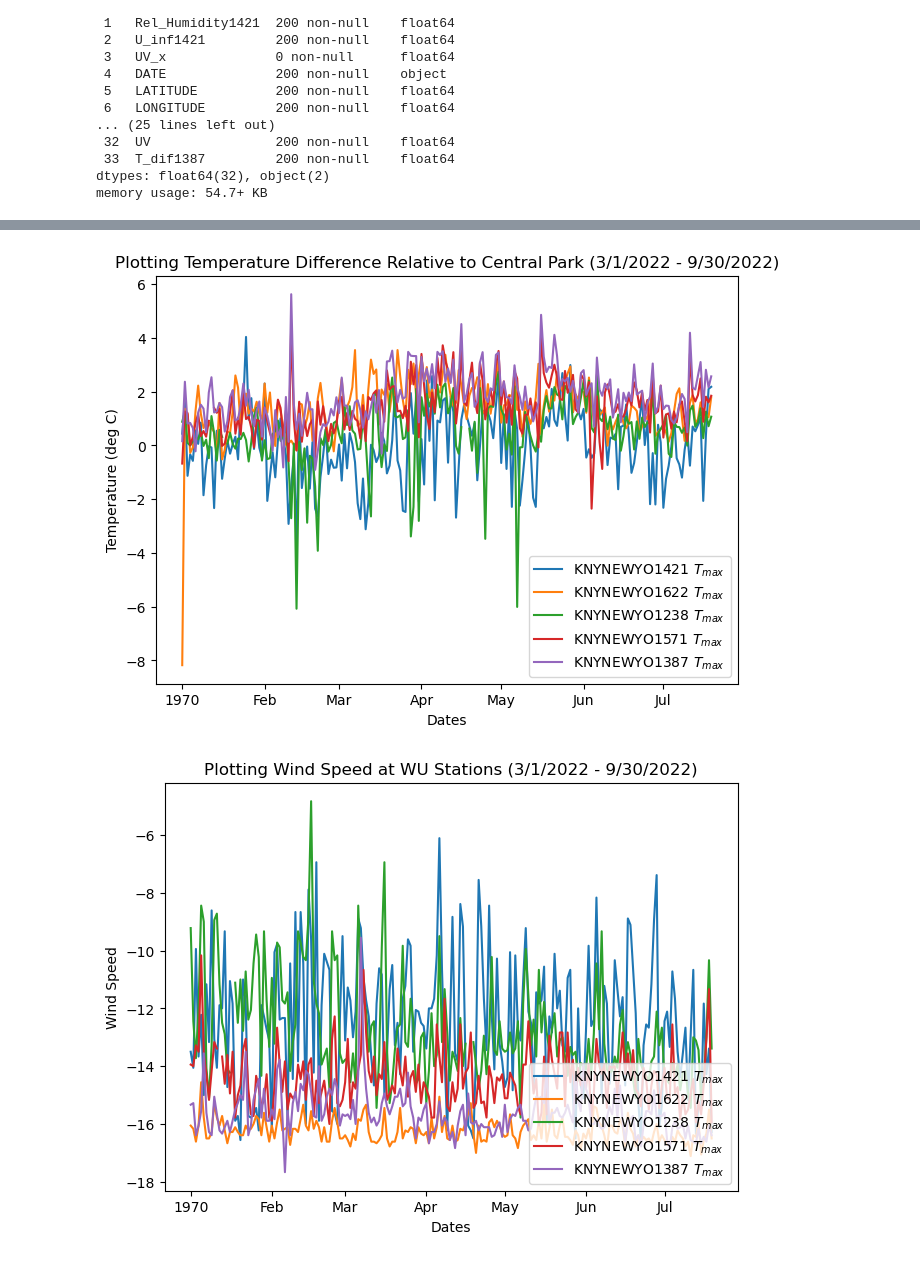
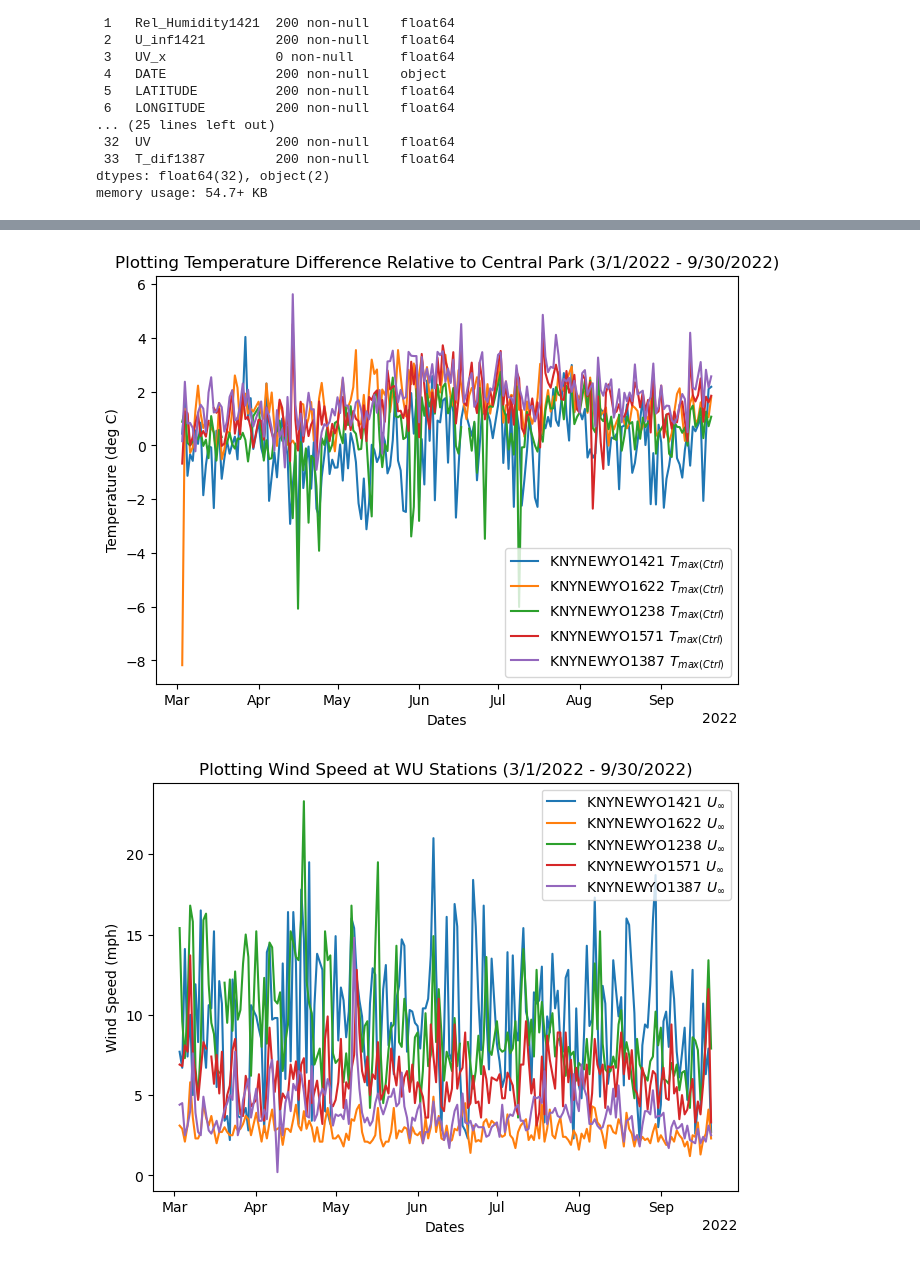
Before and after one commit to soph-loaf/aht_project, a Jupyter notebook: Temperature_Modeling_SAL.ipynb, the cells around one changed output, grey strips where cells are left out. Cells and saved outputs as stored; diff of their text form; code cells hidden in the pictures.

Commit message:
fixed date format and wind data plots

```diff
--- a/Temperature_Modeling_SAL.ipynb
+++ b/Temperature_Modeling_SAL.ipynb
@@ -185,15 +196,17 @@ for i in range(len(weather_data_list)):
     wd_dailytemp_avg = weather_data_list[i].groupby(by=['Date']).mean(['Temperature'])
     wd_dailytemp_min = weather_data_list[i].groupby(by=['Date']).min(['Temperature'])
     wd_dailytemp_max = weather_data_list[i].groupby(by=['Date']).max(['Temperature'])
-    wd_dailytemp_avg[:] = (wd_dailytemp_avg[:] - 32.0 )*(5.0/9.0)
-    wd_dailytemp_min[:] = (wd_dailytemp_min[:] - 32.0 )*(5.0/9.0)
-    wd_dailytemp_max[:] = (wd_dailytemp_max[:] - 32.0 )*(5.0/9.0)
+    # print(wd_dailytemp_max['Temperature'])
+    wd_dailytemp_avg['Temperature'][:] = (wd_dailytemp_avg['Temperature'][:] - 32.0 )*(5.0/9.0)
+    wd_dailytemp_min['Temperature'][:] = (wd_dailytemp_min['Temperature'][:] - 32.0 )*(5.0/9.0)
+    wd_dailytemp_max['Temperature'][:] = (wd_dailytemp_max['Temperature'][:] - 32.0)*(5.0/9.0)
     wd_dailytemp_max = wd_dailytemp_max.assign(DATE=wd_dailytemp_max.axes[0])
     wd_avgdailytemp_list.append(wd_dailytemp_avg)
     wd_mindailytemp_list.append(wd_dailytemp_min)
     wd_maxdailytemp_list.append(wd_dailytemp_max)
 
 print(wd_maxdailytemp_list[0].info())
+# print(wd_maxdailytemp_list[0]['Speed'])
 # %% [output]
 <class 'pandas.core.frame.DataFrame'>
 Index: 237 entries, 2022-03-01 to 2022-10-31
@@ -228,7 +241,7 @@ wd_maxdailytemp_list = []
 
 for i in range(len(weather_data_list)):
     wd_dailytemp_max = weather_data_list[i].groupby(by=['Date']).max(['Temperature'])
-    wd_dailytemp_max[:] = (wd_dailytemp_max[:] - 32.0 )*(5.0/9.0)
+    wd_dailytemp_max['Temperature'][:] = (wd_dailytemp_max['Temperature'][:] - 32.0 )*(5.0/9.0)
     wd_dailytemp_max = wd_dailytemp_max.assign(DATE=wd_dailytemp_max.axes[0])
     wd_dailytemp_max = wd_dailytemp_max.rename(columns={'Temperature': 'T_max'+wu_list[i], 'Humidity':'Rel_Humidity'+wu_list[i], 'Speed':'U_inf'+wu_list[i]})
 
@@ -236,6 +249,7 @@ for i in range(len(weather_data_list)):
 
 print(wd_maxdailytemp_list[3].info())
 print(wd_maxdailytemp_list[6].info())
+# print(wd_maxdailytemp_list[6]['U_inf'+wu_list[6]])
 # %% [output]
 <class 'pandas.core.frame.DataFrame'>
 Index: 172 entries, 2022-05-12 to 2022-10-31
@@ -313,3 +322,14 @@ Data columns (total 34 columns):
  33  T_dif1387         200 non-null    float64
 dtypes: float64(32), object(2)
 memory usage: 54.7+ KB
+# %%
+#format the dates as datetime object to enable correct plotting
+
+from datetime import datetime
+
+df_combo['DATE'] = df_combo['DATE'].replace(to_replace='', value=np.nan)
+df_combo['DATE'] = df_combo['DATE'].dropna()
+df_combo['DATE'] = df_combo['DATE'].astype(str)
+df_combo['DATE'] = df_combo['DATE'].str.strip(" ,''")
+df_combo['DATE'] = pd.to_datetime(df_combo['DATE'], utc=True)
+df_combo.info()
@@ -326,47 +364,46 @@ ax.xaxis.set_major_formatter(formatter)
 # ax.plot(df_combo['DATE'], df_combo['T_dif'+wu_list[0]], markersize=2.5, label=r'KNYNEWYO'+wu_list[0]+' $T_{max}$')  ##close to Central Park (uptown - Harlem))
 # for i in range(len(wu_list)-1):
 #     ax.plot(df_combo['DATE'], df_combo['T_dif'+wu_list[i]], markersize=2.5, label=r'KNYNEWYO'+wu_list[i]+' $T_{max}$')  ##close to Central Park (uptown - Harlem))
-ax.plot(df_combo['DATE'], df_combo['T_dif'+wu_list[0]], markersize=2.5, label=r'KNYNEWYO'+wu_list[0]+' $T_{max}$')  ##close to Central Park (uptown - Harlem))
-ax.plot(df_combo['DATE'], df_combo['T_dif'+wu_list[1]], markersize=2.5, label=r'KNYNEWYO'+wu_list[1]+' $T_{max}$')  ##close to Central Park (uptown - Harlem))
-ax.plot(df_combo['DATE'], df_combo['T_dif'+wu_list[2]], markersize=2.5, label=r'KNYNEWYO'+wu_list[2]+' $T_{max}$')  ##close to Central Park (uptown - Harlem))
-ax.plot(df_combo['DATE'], df_combo['T_dif'+wu_list[4]], markersize=2.5, label=r'KNYNEWYO'+wu_list[4]+' $T_{max}$')  ##close to Central Park (uptown - Harlem))
-ax.plot(df_combo['DATE'], df_combo['T_dif'+wu_list[5]], markersize=2.5, label=r'KNYNEWYO'+wu_list[5]+' $T_{max}$')  ##close to Central Park (uptown - Harlem))
+ax.plot(df_combo['DATE'], df_combo['T_dif'+wu_list[0]], markersize=2.5, label=r'KNYNEWYO'+wu_list[0]+' $T_{max (Ctrl)}$')  ##close to Central Park (uptown - Harlem))
+ax.plot(df_combo['DATE'], df_combo['T_dif'+wu_list[1]], markersize=2.5, label=r'KNYNEWYO'+wu_list[1]+' $T_{max (Ctrl)}$')  ##close to Central Park (uptown - Harlem))
+ax.plot(df_combo['DATE'], df_combo['T_dif'+wu_list[2]], markersize=2.5, label=r'KNYNEWYO'+wu_list[2]+' $T_{max (Ctrl)}$')  ##close to Central Park (uptown - Harlem))
+ax.plot(df_combo['DATE'], df_combo['T_dif'+wu_list[4]], markersize=2.5, label=r'KNYNEWYO'+wu_list[4]+' $T_{max (Ctrl)}$')  ##close to Central Park (uptown - Harlem))
+ax.plot(df_combo['DATE'], df_combo['T_dif'+wu_list[5]], markersize=2.5, label=r'KNYNEWYO'+wu_list[5]+' $T_{max (Ctrl)}$')  # close to Central Park (uptown - Harlem))
 
 ax.set_xlabel("Dates")
 ax.set_ylabel("Temperature (deg C)")
-# ax.set_ylim([20.0, 105.0])
 ax.set_title('Plotting Temperature Difference Relative to Central Park (3/1/2022 - 9/30/2022)')
 plt.legend(loc='lower right')
 plt.show()
 # %% [output]
-[figure, old version]
+[figure, new version]
 # %%
 # df_combo.plot.scatter(x='DATE', y='T_dif'+wu_list[0])
 
 #plotting central park weather data
 fig = plt.figure(constrained_layout=True)
 ax = plt.gca()
 locator = mdates.AutoDateLocator()
 formatter = mdates.ConciseDateFormatter(locator)
 ax.xaxis.set_major_locator(locator)
 ax.xaxis.set_major_formatter(formatter)
 # ax.plot(df_combo['DATE'], df_combo['T_dif'+wu_list[0]], markersize=2.5, label=r'KNYNEWYO'+wu_list[0]+' $T_{max}$')  ##close to Central Park (uptown - Harlem))
 # for i in range(len(wu_list)-1):
 #     ax.plot(df_combo['DATE'], df_combo['T_dif'+wu_list[i]], markersize=2.5, label=r'KNYNEWYO'+wu_list[i]+' $T_{max}$')  ##close to Central Park (uptown - Harlem))
-ax.plot(df_combo['DATE'], df_combo['U_inf'+wu_list[0]], markersize=2.5, label=r'KNYNEWYO'+wu_list[0]+' $T_{max}$')  ##close to Central Park (uptown - Harlem))
-ax.plot(df_combo['DATE'], df_combo['U_inf'+wu_list[1]], markersize=2.5, label=r'KNYNEWYO'+wu_list[1]+' $T_{max}$')  ##close to Central Park (uptown - Harlem))
-ax.plot(df_combo['DATE'], df_combo['U_inf'+wu_list[2]], markersize=2.5, label=r'KNYNEWYO'+wu_list[2]+' $T_{max}$')  ##close to Central Park (uptown - Harlem))
-ax.plot(df_combo['DATE'], df_combo['U_inf'+wu_list[4]], markersize=2.5, label=r'KNYNEWYO'+wu_list[4]+' $T_{max}$')  ##close to Central Park (uptown - Harlem))
-ax.plot(df_combo['DATE'], df_combo['U_inf'+wu_list[5]], markersize=2.5, label=r'KNYNEWYO'+wu_list[5]+' $T_{max}$')  ##close to Central Park (uptown - Harlem))
+ax.plot(df_combo['DATE'], df_combo['U_inf'+wu_list[0]], markersize=2.5, label=r'KNYNEWYO'+wu_list[0]+' $U_{\infty}$')  ##close to Central Park (uptown - Harlem))
+ax.plot(df_combo['DATE'], df_combo['U_inf'+wu_list[1]], markersize=2.5, label=r'KNYNEWYO'+wu_list[1]+' $U_{\infty}$')  ##close to Central Park (uptown - Harlem))
+ax.plot(df_combo['DATE'], df_combo['U_inf'+wu_list[2]], markersize=2.5, label=r'KNYNEWYO'+wu_list[2]+' $U_{\infty}$')  ##close to Central Park (uptown - Harlem))
+ax.plot(df_combo['DATE'], df_combo['U_inf'+wu_list[4]], markersize=2.5, label=r'KNYNEWYO'+wu_list[4]+' $U_{\infty}$')  ##close to Central Park (uptown - Harlem))
+ax.plot(df_combo['DATE'], df_combo['U_inf'+wu_list[5]], markersize=2.5,
+        label=r'KNYNEWYO'+wu_list[5]+' $U_{\infty}$')  # close to Central Park (uptown - Harlem))
 
 ax.set_xlabel("Dates")
-ax.set_ylabel("Wind Speed")
-# ax.set_ylim([20.0, 105.0])
+ax.set_ylabel("Wind Speed (mph)")
 ax.set_title('Plotting Wind Speed at WU Stations (3/1/2022 - 9/30/2022)')
-plt.legend(loc='lower right')
+plt.legend(loc='upper right')
 plt.show()
 # %% [output]
-[figure, old version]
+[figure, new version]
 # %%
 # df_combo.plot.scatter(x='DATE', y='T_dif'+wu_list[0])
 
```
Also changed, not shown: parts of 5 cells of this notebook.
